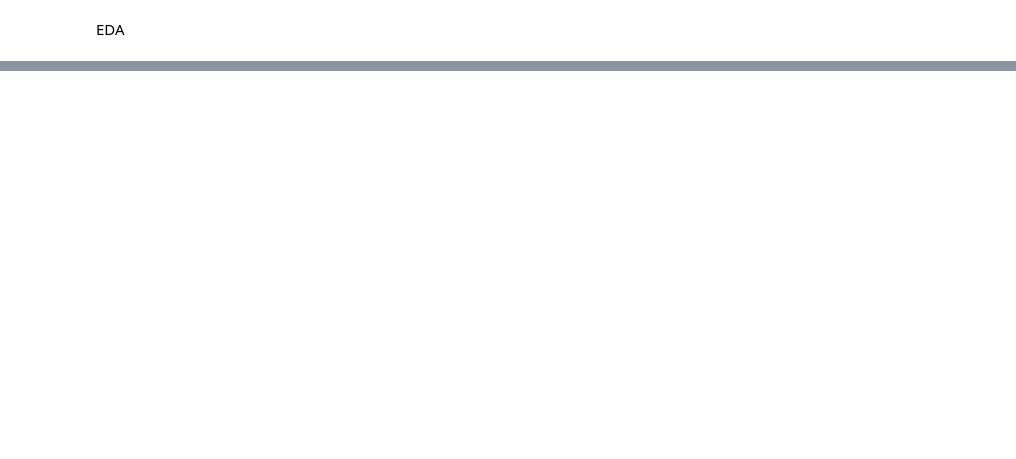
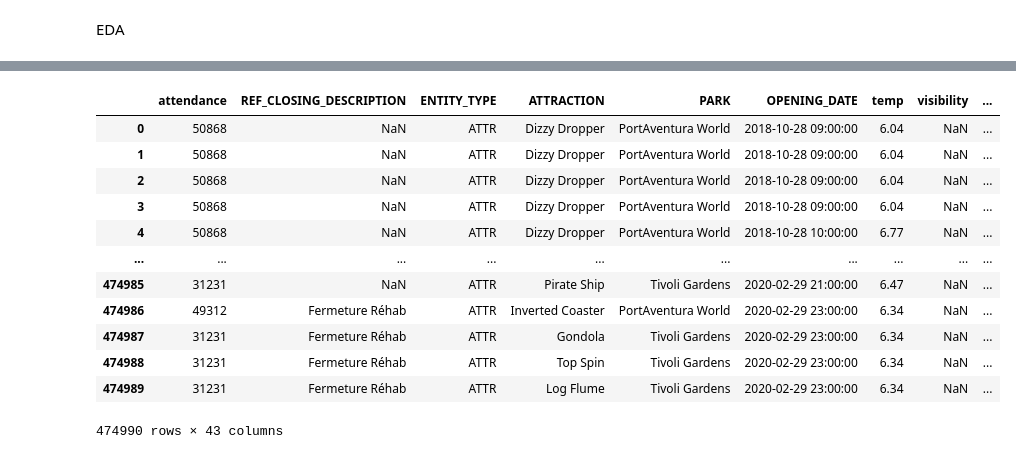
Before and after one commit to Behachee/The-Endless-Line, a Jupyter notebook: EDA.ipynb, the cells around one changed output, grey strips where cells are left out. Cells and saved outputs as stored; diff of their text form; code cells hidden in the pictures; blank space fills up the shorter version.

```diff
--- a/EDA.ipynb
+++ b/EDA.ipynb
@@ -42,0 +128,5 @@ entity.head()
+# %%
+merge_3['ENDING_DATE'] = merge_3['OPENING_DATE'].apply(lambda row: row + pd.Timedelta(hours=1))
+# %%
+merge_3['QUARTER'] = merge_3.apply(lambda row: pd.date_range(row['OPENING_DATE'], row['ENDING_DATE'], freq='15min'), axis=1)
+merge_3 = merge_3.explode('QUARTER')
@@ -42,0 +168,18 @@ entity.head()
+# %%
+# Merge merge_3 and waiting_time_df
+merge_4 = pd.merge(merge_3, waiting_time_df, left_on=['ATTRACTION', 'QUARTER'], right_on=['ENTITY_DESCRIPTION_SHORT', 'FIN_TIME'] , how='inner')
+merge_4
+# %% [output]
+|  | attendance | REF_CLOSING_DESCRIPTION | ENTITY_TYPE | ATTRACTION | PARK | OPENING_DATE | temp | visibility | ... |
+| 0 | 50868 | NaN | ATTR | Dizzy Dropper | PortAventura World | 2018-10-28 09:00:00 | 6.04 | NaN | ... |
+| 1 | 50868 | NaN | ATTR | Dizzy Dropper | PortAventura World | 2018-10-28 09:00:00 | 6.04 | NaN | ... |
+| 2 | 50868 | NaN | ATTR | Dizzy Dropper | PortAventura World | 2018-10-28 09:00:00 | 6.04 | NaN | ... |
+| 3 | 50868 | NaN | ATTR | Dizzy Dropper | PortAventura World | 2018-10-28 09:00:00 | 6.04 | NaN | ... |
+| 4 | 50868 | NaN | ATTR | Dizzy Dropper | PortAventura World | 2018-10-28 10:00:00 | 6.77 | NaN | ... |
+| ... | ... | ... | ... | ... | ... | ... | ... | ... | ... |
+| 474985 | 31231 | NaN | ATTR | Pirate Ship | Tivoli Gardens | 2020-02-29 21:00:00 | 6.47 | NaN | ... |
+| 474986 | 49312 | Fermeture Réhab | ATTR | Inverted Coaster | PortAventura World | 2020-02-29 23:00:00 | 6.34 | NaN | ... |
+| 474987 | 31231 | Fermeture Réhab | ATTR | Gondola | Tivoli Gardens | 2020-02-29 23:00:00 | 6.34 | NaN | ... |
+| 474988 | 31231 | Fermeture Réhab | ATTR | Top Spin | Tivoli Gardens | 2020-02-29 23:00:00 | 6.34 | NaN | ... |
+| 474989 | 31231 | Fermeture Réhab | ATTR | Log Flume | Tivoli Gardens | 2020-02-29 23:00:00 | 6.34 | NaN | ... |
+474990 rows × 43 columns
```
Also changed, not shown: parts of 24 cells of this notebook, 2 other files.
